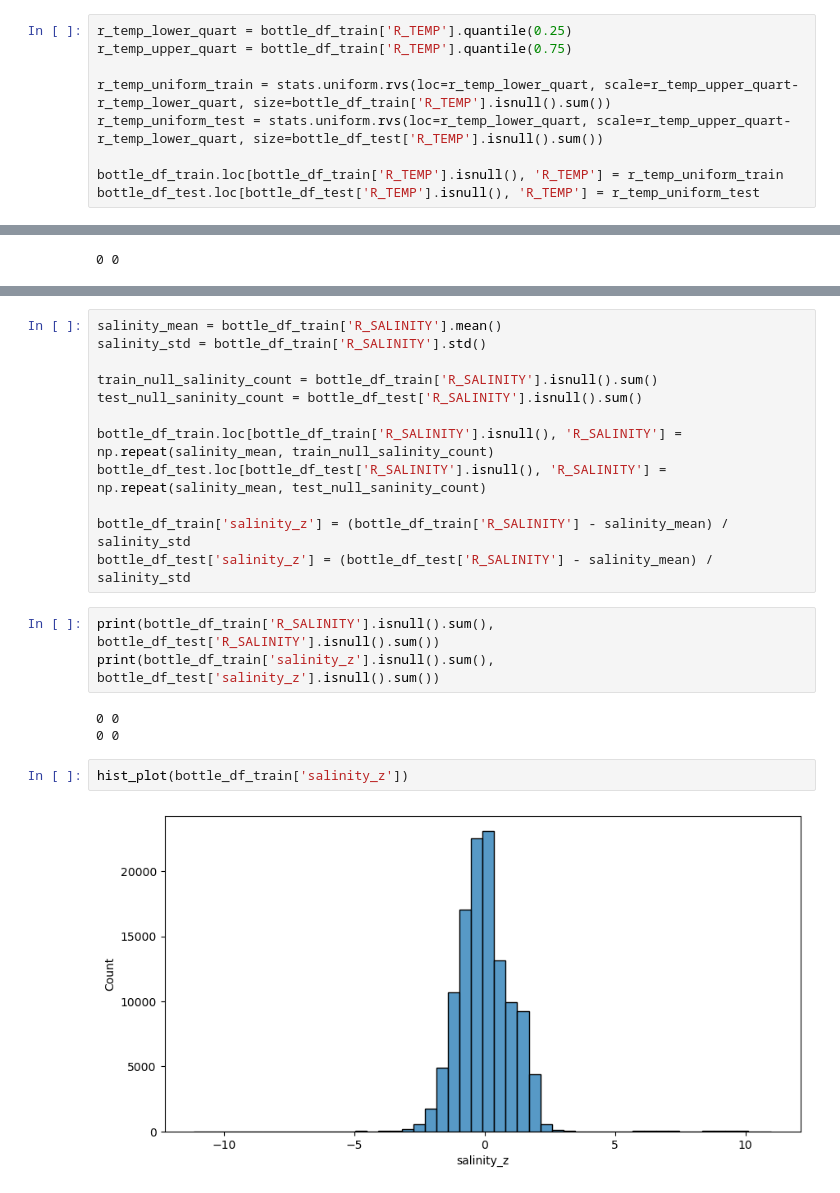
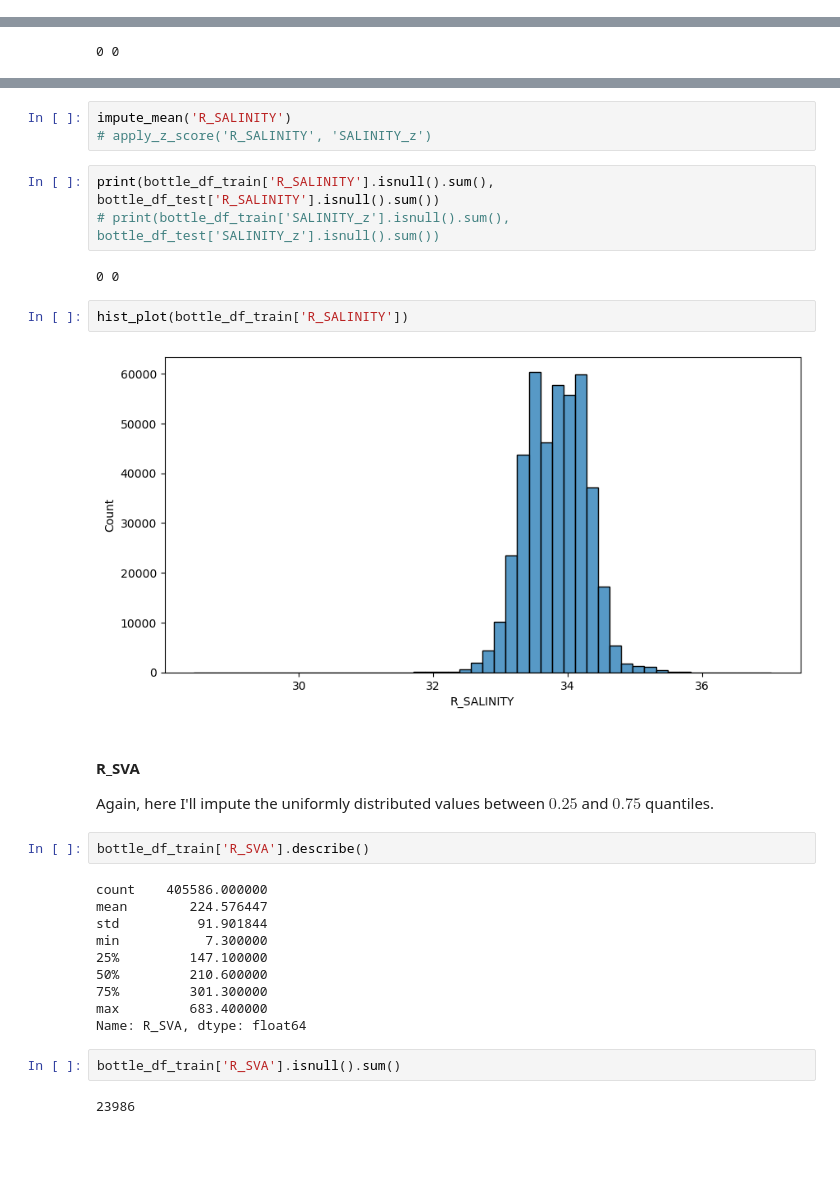
Before and after one commit to AndreiShelest/CalCOFI, a Jupyter notebook: notebooks/02.split-impute-explore.ipynb, the cells around one changed output, grey strips where cells are left out. Cells and saved outputs as stored; diff of their text form; blank space fills up the shorter version.

```diff
--- a/notebooks/02.split-impute-explore.ipynb
+++ b/notebooks/02.split-impute-explore.ipynb
@@ -103,9 +128,0 @@ box_plot(bottle_df_train['R_TEMP'])
-# %%
-r_temp_lower_quart = bottle_df_train['R_TEMP'].quantile(0.25)
-r_temp_upper_quart = bottle_df_train['R_TEMP'].quantile(0.75)
-
-r_temp_uniform_train = stats.uniform.rvs(loc=r_temp_lower_quart, scale=r_temp_upper_quart-r_temp_lower_quart, size=bottle_df_train['R_TEMP'].isnull().sum())
-r_temp_uniform_test = stats.uniform.rvs(loc=r_temp_lower_quart, scale=r_temp_upper_quart-r_temp_lower_quart, size=bottle_df_test['R_TEMP'].isnull().sum())
-
-bottle_df_train.loc[bottle_df_train['R_TEMP'].isnull(), 'R_TEMP'] = r_temp_uniform_train
-bottle_df_test.loc[bottle_df_test['R_TEMP'].isnull(), 'R_TEMP'] = r_temp_uniform_test
@@ -158,22 +177,32 @@ box_plot(bottle_df_train['R_SALINITY'])
-# %%
-salinity_mean = bottle_df_train['R_SALINITY'].mean()
-salinity_std = bottle_df_train['R_SALINITY'].std()
-
-train_null_salinity_count = bottle_df_train['R_SALINITY'].isnull().sum()
-test_null_saninity_count = bottle_df_test['R_SALINITY'].isnull().sum()
-
-bottle_df_train.loc[bottle_df_train['R_SALINITY'].isnull(), 'R_SALINITY'] = np.repeat(salinity_mean, train_null_salinity_count)
-bottle_df_test.loc[bottle_df_test['R_SALINITY'].isnull(), 'R_SALINITY'] = np.repeat(salinity_mean, test_null_saninity_count)
-
-bottle_df_train['salinity_z'] = (bottle_df_train['R_SALINITY'] - salinity_mean) / salinity_std
-bottle_df_test['salinity_z'] = (bottle_df_test['R_SALINITY'] - salinity_mean) / salinity_std
+# %%
+impute_mean('R_SALINITY')
+# apply_z_score('R_SALINITY', 'SALINITY_z')
 # %%
 print(bottle_df_train['R_SALINITY'].isnull().sum(), bottle_df_test['R_SALINITY'].isnull().sum())
-print(bottle_df_train['salinity_z'].isnull().sum(), bottle_df_test['salinity_z'].isnull().sum())
+# print(bottle_df_train['SALINITY_z'].isnull().sum(), bottle_df_test['SALINITY_z'].isnull().sum())
 # %% [output]
 0 0
-0 0
 # %%
-hist_plot(bottle_df_train['salinity_z'])
+hist_plot(bottle_df_train['R_SALINITY'])
 # %% [output]
-[figure, old version]
+[figure, new version]
+# %% [markdown]
+#### R_SVA
+
+Again, here I'll impute the uniformly distributed values between $0.25$ and $0.75$ quantiles.
+# %%
+bottle_df_train['R_SVA'].describe()
+# %% [output]
+count    405586.000000
+mean        224.576447
+std          91.901844
+min           7.300000
+25%         147.100000
+50%         210.600000
+75%         301.300000
+max         683.400000
+Name: R_SVA, dtype: float64
+# %%
+bottle_df_train['R_SVA'].isnull().sum()
+# %% [output]
+23986
```
Also changed, not shown: parts of 27 cells of this notebook.
